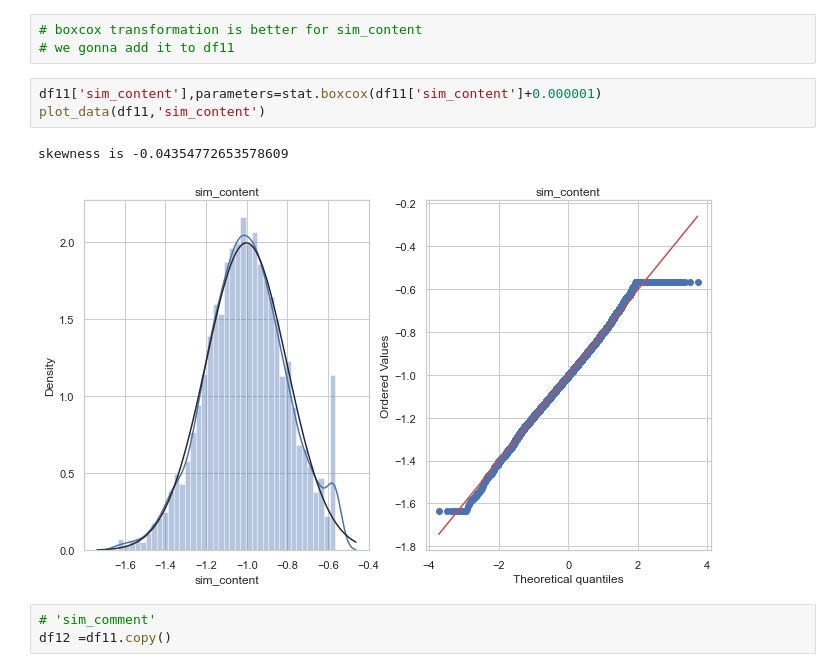
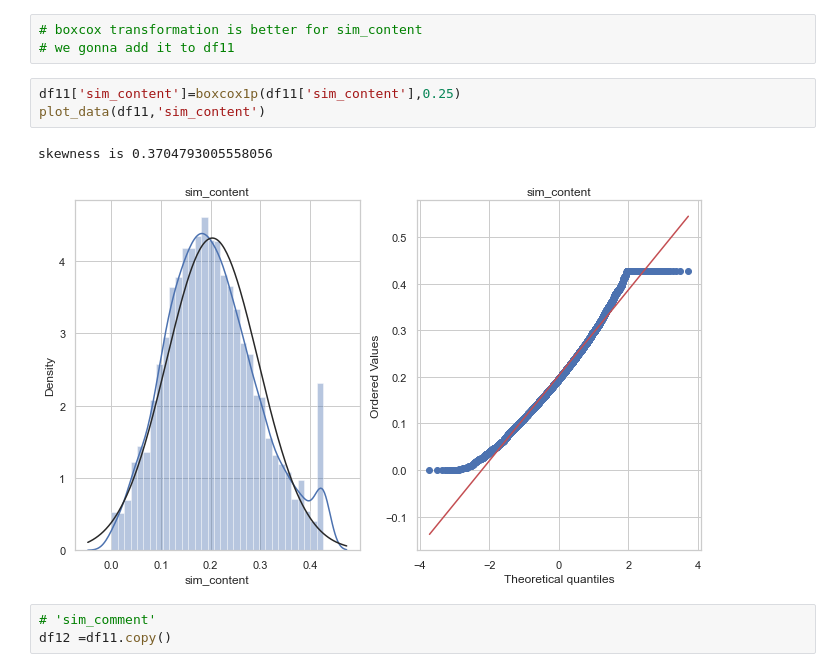
Before and after one commit to OvinduWijethunge/Machine_Learning_Projects, a Jupyter notebook: youtube spam classifier/EAD & FE.ipynb, the cells around one changed output. Drawn from its saved outputs; the diff is of its cells as text.

```diff
--- a/youtube spam classifier/EAD & FE.ipynb
+++ b/youtube spam classifier/EAD & FE.ipynb
@@ -853,11 +854,11 @@ skewness is -0.04354772653578609
 # boxcox transformation is better for sim_content
 # we gonna add it to df11
 # %%
-df11['sim_content'],parameters=stat.boxcox(df11['sim_content']+0.000001)
+df11['sim_content']=boxcox1p(df11['sim_content'],0.25)
 plot_data(df11,'sim_content')
 # %% [output]
-skewness is -0.04354772653578609
+skewness is 0.3704793005558056
-[figure, old version]
+[figure, new version]
 # %%
 # 'sim_comment'
 df12 =df11.copy()
```
Also changed, not shown: parts of 20 cells of this notebook, 3 other files.
